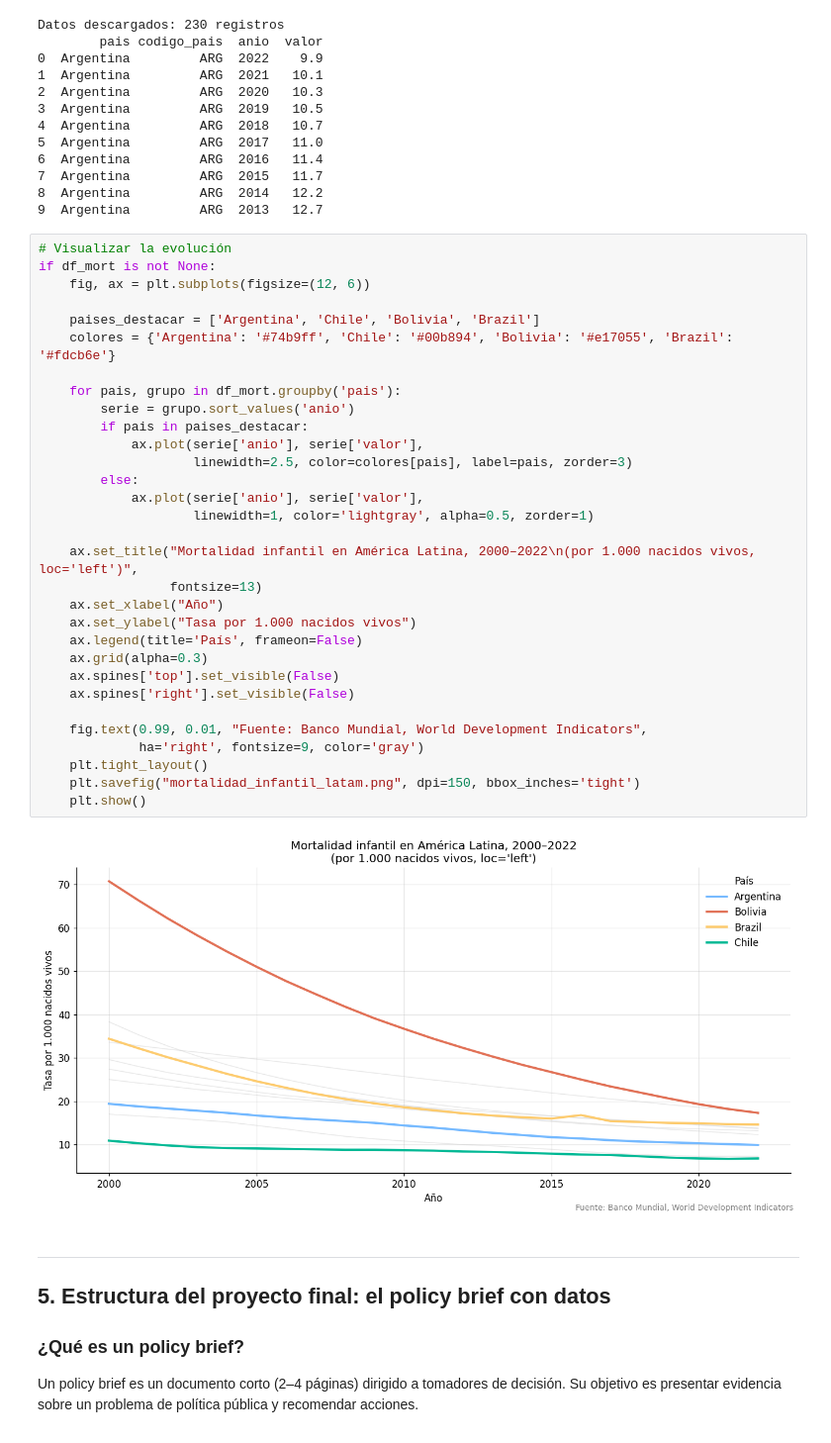
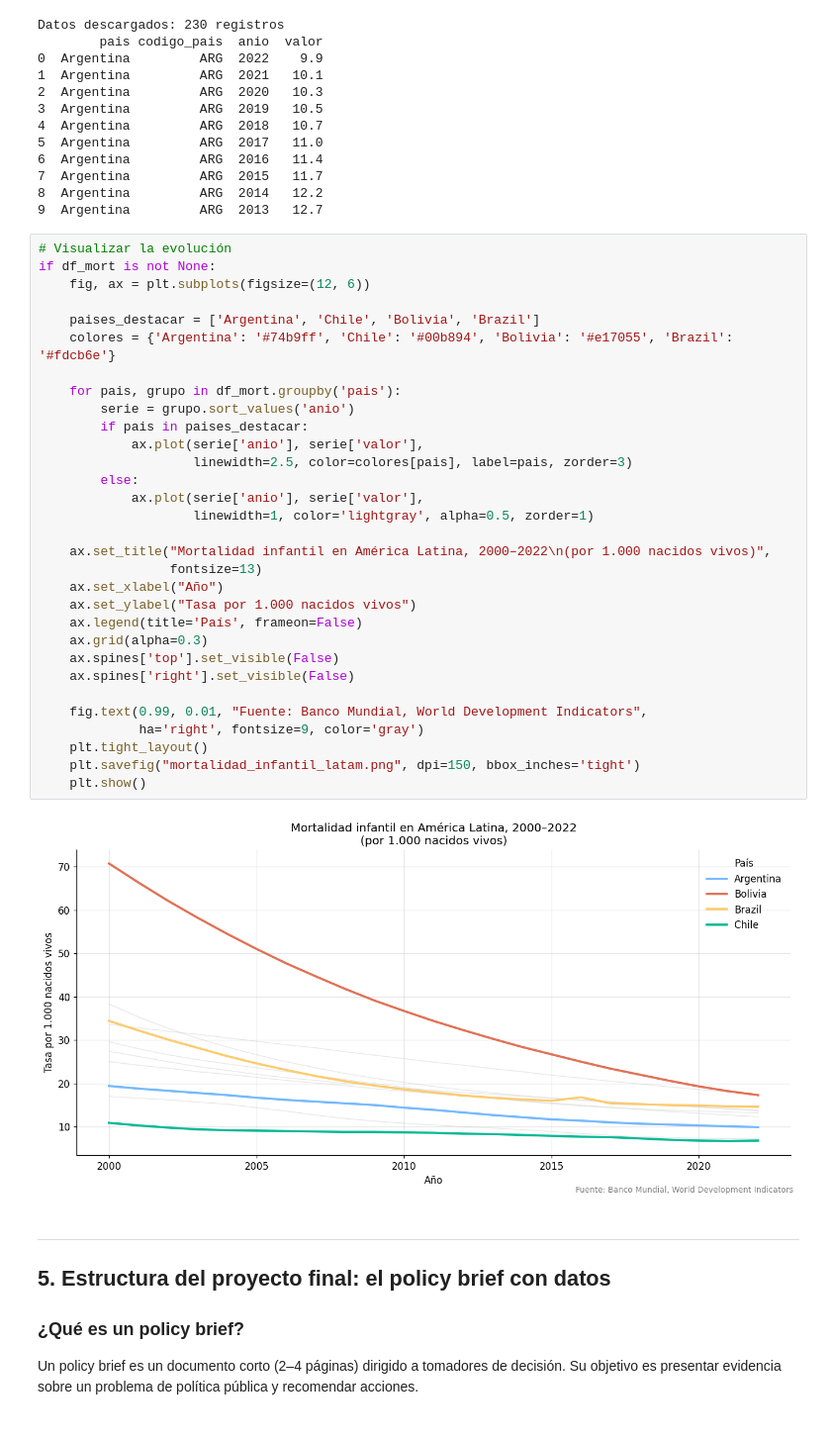
Before and after one commit to dbrisaro/Python-y-Politicas-Publicas---Risaro, a Jupyter notebook: M01_C10_APIs_Datos_Abiertos_Proyecto.ipynb, the cells around one changed output. Shown at 99% size. Drawn from its saved outputs; the diff is of its cells as text.

```diff
--- a/M01_C10_APIs_Datos_Abiertos_Proyecto.ipynb
+++ b/M01_C10_APIs_Datos_Abiertos_Proyecto.ipynb
@@ -252,35 +252,35 @@ Datos descargados: 230 registros
 # Visualizar la evolución
 if df_mort is not None:
     fig, ax = plt.subplots(figsize=(12, 6))
 
     paises_destacar = ['Argentina', 'Chile', 'Bolivia', 'Brazil']
     colores = {'Argentina': '#74b9ff', 'Chile': '#00b894', 'Bolivia': '#e17055', 'Brazil': '#fdcb6e'}
 
     for pais, grupo in df_mort.groupby('pais'):
         serie = grupo.sort_values('anio')
         if pais in paises_destacar:
             ax.plot(serie['anio'], serie['valor'],
                     linewidth=2.5, color=colores[pais], label=pais, zorder=3)
         else:
             ax.plot(serie['anio'], serie['valor'],
                     linewidth=1, color='lightgray', alpha=0.5, zorder=1)
 
-    ax.set_title("Mortalidad infantil en América Latina, 2000–2022\n(por 1.000 nacidos vivos, loc='left')",
+    ax.set_title("Mortalidad infantil en América Latina, 2000–2022\n(por 1.000 nacidos vivos)",
                  fontsize=13)
     ax.set_xlabel("Año")
     ax.set_ylabel("Tasa por 1.000 nacidos vivos")
     ax.legend(title='País', frameon=False)
     ax.grid(alpha=0.3)
     ax.spines['top'].set_visible(False)
     ax.spines['right'].set_visible(False)
 
     fig.text(0.99, 0.01, "Fuente: Banco Mundial, World Development Indicators",
              ha='right', fontsize=9, color='gray')
     plt.tight_layout()
     plt.savefig("mortalidad_infantil_latam.png", dpi=150, bbox_inches='tight')
     plt.show()
 # %% [output]
-[figure, old version]
+[figure, new version]
 # %% [markdown]
 ---
 ## 5. Estructura del proyecto final: el policy brief con datos
```
Also changed, not shown: 8 other files.
